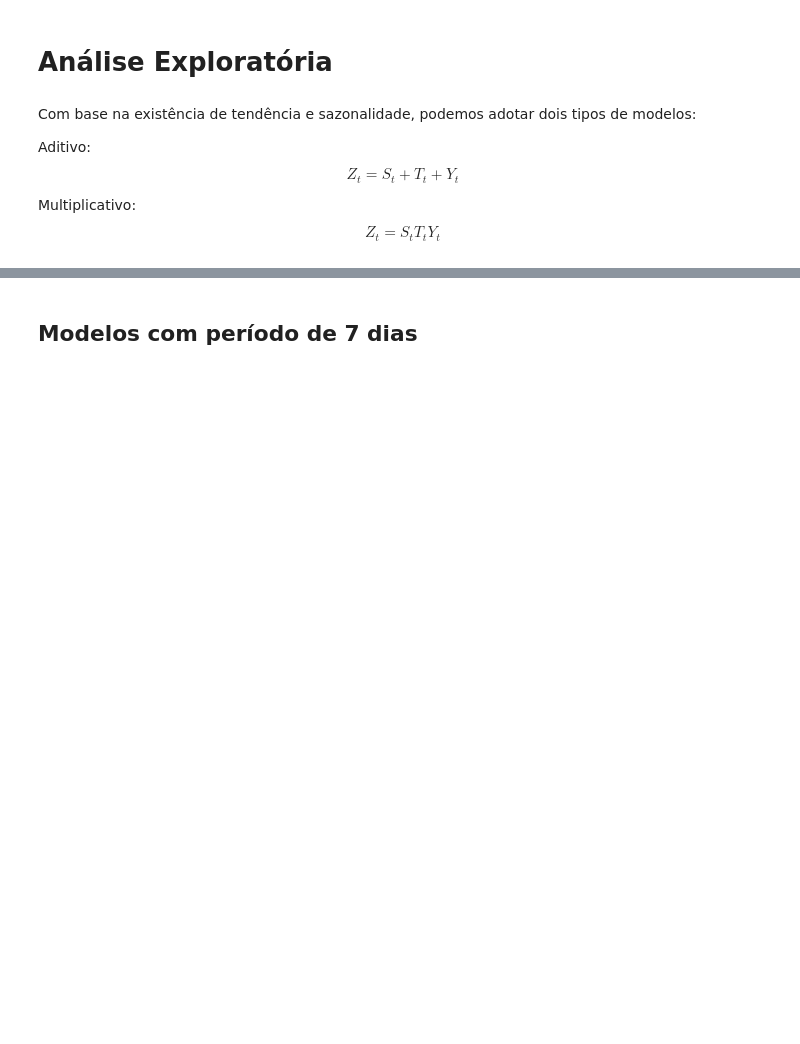
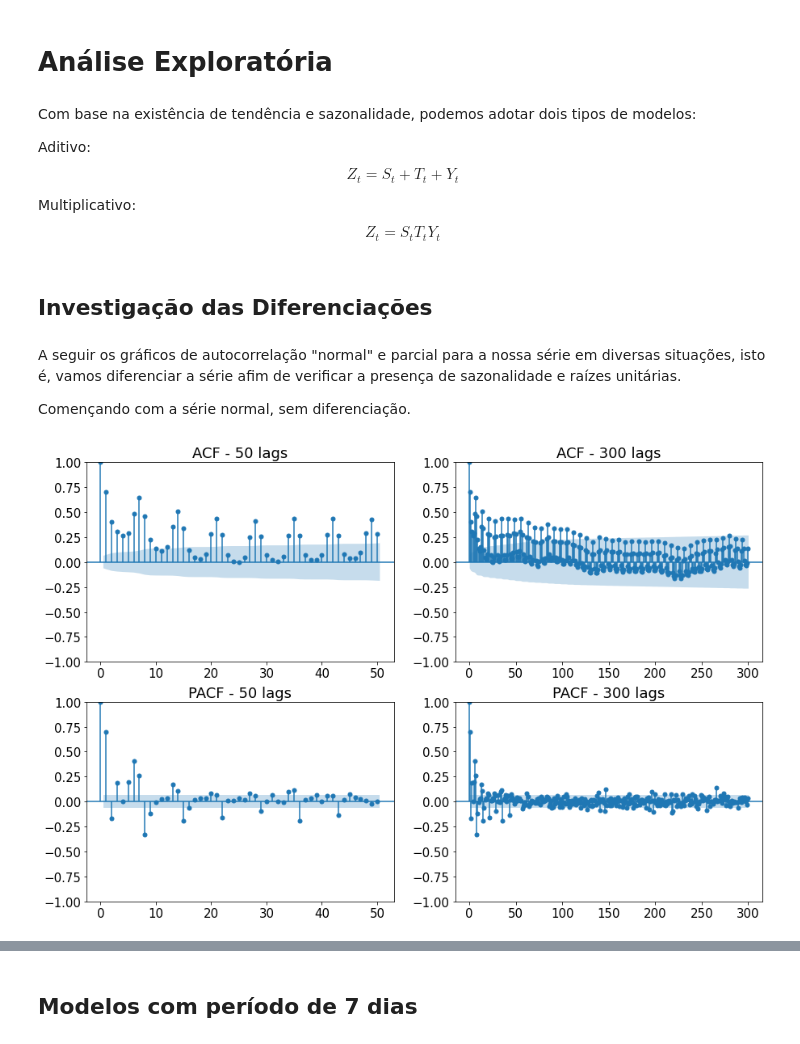
Before and after one commit to derSchmetterling/time_series, a Jupyter notebook: trabalho_ts_auto.ipynb, the cells around one changed output, grey strips where cells are left out. Cells and saved outputs as stored; diff of their text form; code cells hidden in the pictures; blank space fills up the shorter version.

Commit message:
Added acf and pacf graphics for differentiated series

```diff
--- a/trabalho_ts_auto.ipynb
+++ b/trabalho_ts_auto.ipynb
@@ -217,3 +217,26 @@ def difference(dataset, interval=1):
         value = dataset[i] - dataset[i - interval]
         diff.append(value)
     return pd.Series(diff)
+# %% [markdown]
+## Investigação das Diferenciações
+# %% [markdown]
+A seguir os gráficos de autocorrelação "normal" e parcial para a nossa série em diversas situações, isto é, vamos diferenciar a série afim de verificar a presença de sazonalidade e raízes unitárias.
+
+Començando com a série normal, sem diferenciação.
+# %%
+fig = plt.figure(figsize=(15, 10))
+ax_1 = plt.subplot2grid((2,2), (0, 0))
+ax_2 = plt.subplot2grid((2,2), (0, 1))
+ax_3 = plt.subplot2grid((2,2), (1, 0))
+ax_4 = plt.subplot2grid((2,2), (1, 1))
+smt.graphics.plot_acf(treino.values, lags=50, ax=ax_1, alpha=0.05)
+smt.graphics.plot_acf(treino.values, lags=300, ax=ax_2, alpha=0.05)
+smt.graphics.plot_pacf(treino.values, lags=50, ax=ax_3, alpha=0.05)
+smt.graphics.plot_pacf(treino.values, lags=300, ax=ax_4, alpha=0.05)
+ax_1.set_title('ACF - 50 lags')
+ax_2.set_title('ACF - 300 lags')
+ax_3.set_title('PACF - 50 lags')
+ax_4.set_title('PACF - 300 lags')
+plt.show()
+# %% [output]
+[figure, added]
```
Also changed, not shown: parts of 6 cells of this notebook.
